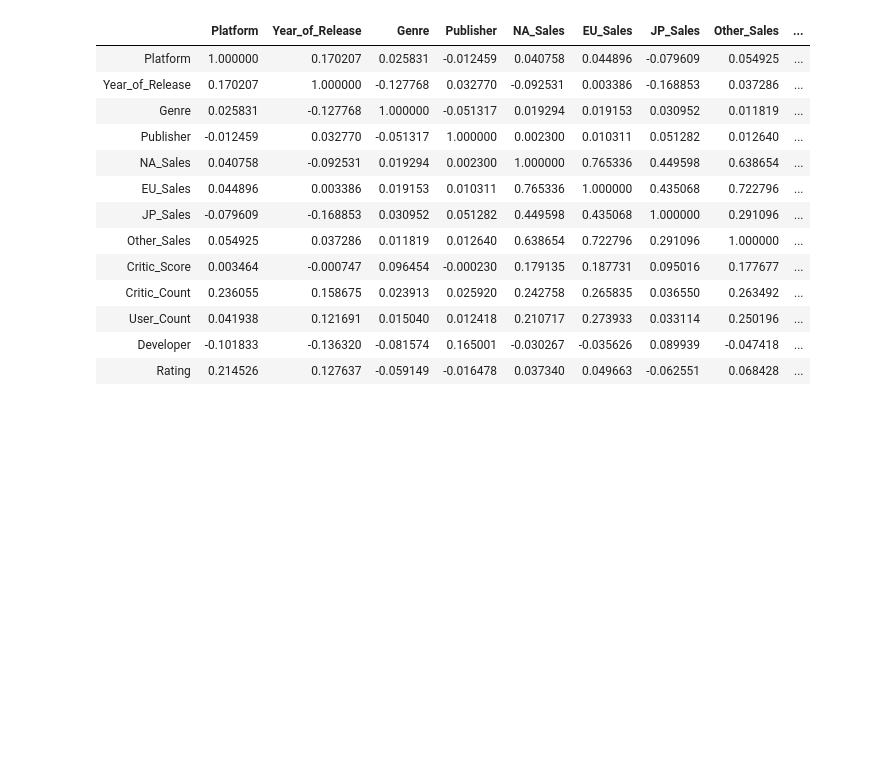
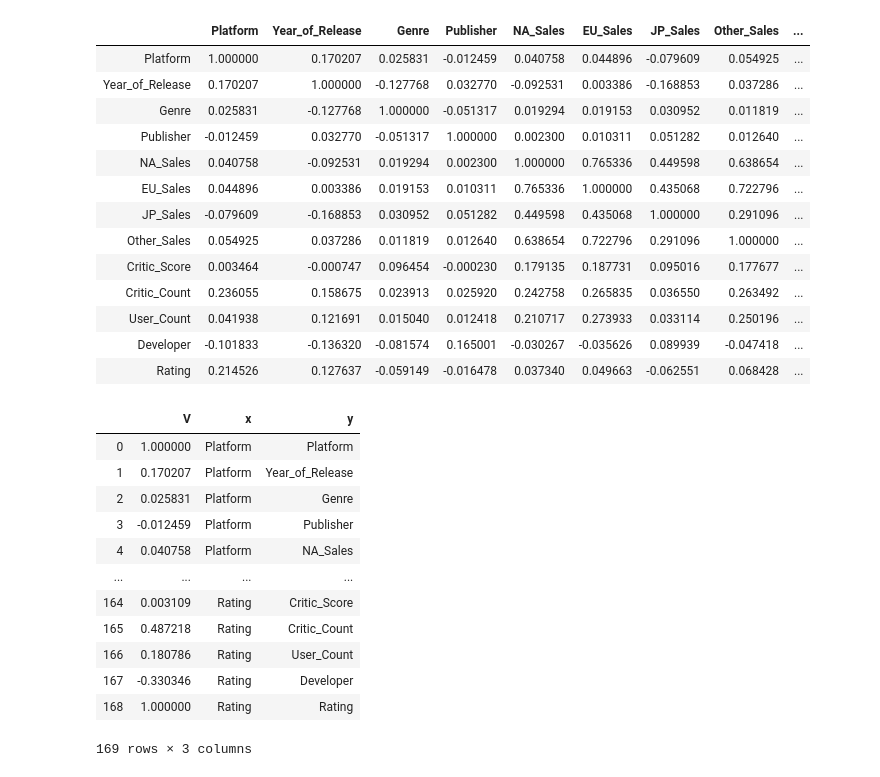
Before and after one commit to MAliElakhrass/DataVizProject, a Jupyter notebook: Preprocessing.ipynb, the cells around one changed output. Cells and saved outputs as stored; diff of their text form; code cells hidden in the pictures; blank space fills up the shorter version.

```diff
--- a/Preprocessing.ipynb
+++ b/Preprocessing.ipynb
@@ -239,5 +242,26 @@ corr
 | User_Count | 0.041938 | 0.121691 | 0.015040 | 0.012418 | 0.210717 | 0.273933 | 0.033114 | 0.250196 | ... |
 | Developer | -0.101833 | -0.136320 | -0.081574 | 0.165001 | -0.030267 | -0.035626 | 0.089939 | -0.047418 | ... |
 | Rating | 0.214526 | 0.127637 | -0.059149 | -0.016478 | 0.037340 | 0.049663 | -0.062551 | 0.068428 | ... |
+# %%
+corr=corr.unstack().reset_index()
+corr.columns=['x','y','V']
+cols = corr.columns.tolist()
+cols = cols[-1:] + cols[:-1]
+corr = corr[cols]
+corr
+# %% [output]
+|  | V | x | y |
+| 0 | 1.000000 | Platform | Platform |
+| 1 | 0.170207 | Platform | Year_of_Release |
+| 2 | 0.025831 | Platform | Genre |
+| 3 | -0.012459 | Platform | Publisher |
+| 4 | 0.040758 | Platform | NA_Sales |
+| ... | ... | ... | ... |
+| 164 | 0.003109 | Rating | Critic_Score |
+| 165 | 0.487218 | Rating | Critic_Count |
+| 166 | 0.180786 | Rating | User_Count |
+| 167 | -0.330346 | Rating | Developer |
+| 168 | 1.000000 | Rating | Rating |
+169 rows × 3 columns
 # %%
 corr.to_csv('./data/corr_matrix.csv', index=False)
```
Also changed, not shown: parts of 3 cells of this notebook, 11 other files.
